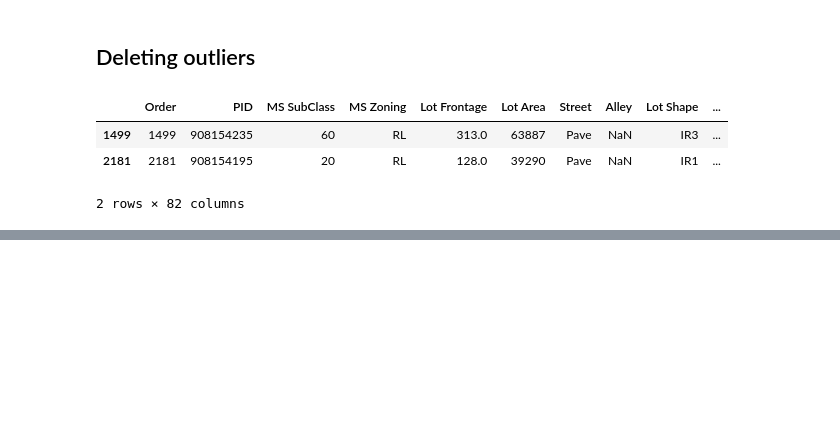
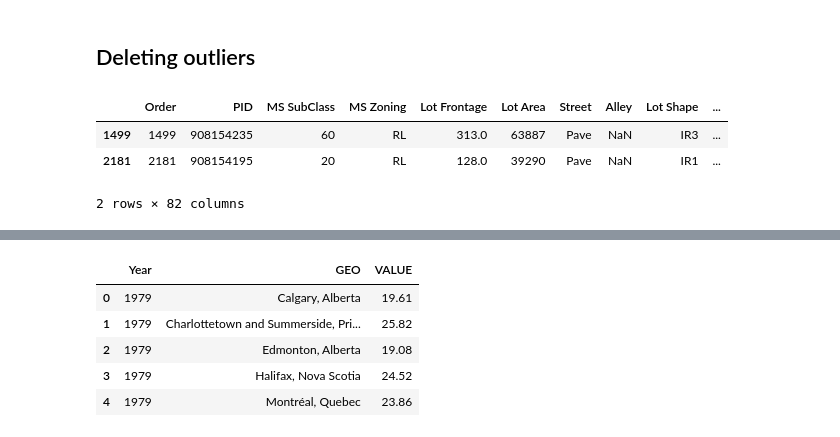
Before and after one commit to neuralsrg/EDA, a Jupyter notebook: learning_dataframe.ipynb, the cells around one changed output, grey strips where cells are left out. Cells and saved outputs as stored; diff of their text form; code cells hidden in the pictures; blank space fills up the shorter version.

```diff
--- a/learning_dataframe.ipynb
+++ b/learning_dataframe.ipynb
@@ -482,0 +510,10 @@ housing.drop(housing.index[[1499, 2181]])
+# %%
+price_bycity = data.groupby(['Year', 'GEO'])['VALUE'].mean().reset_index().round(2)
+price_bycity.head()
+# %% [output]
+|  | Year | GEO | VALUE |
+| 0 | 1979 | Calgary, Alberta | 19.61 |
+| 1 | 1979 | Charlottetown and Summerside, Pri... | 25.82 |
+| 2 | 1979 | Edmonton, Alberta | 19.08 |
+| 3 | 1979 | Halifax, Nova Scotia | 24.52 |
+| 4 | 1979 | Montréal, Quebec | 23.86 |
```
Also changed, not shown: parts of 10 cells of this notebook.
